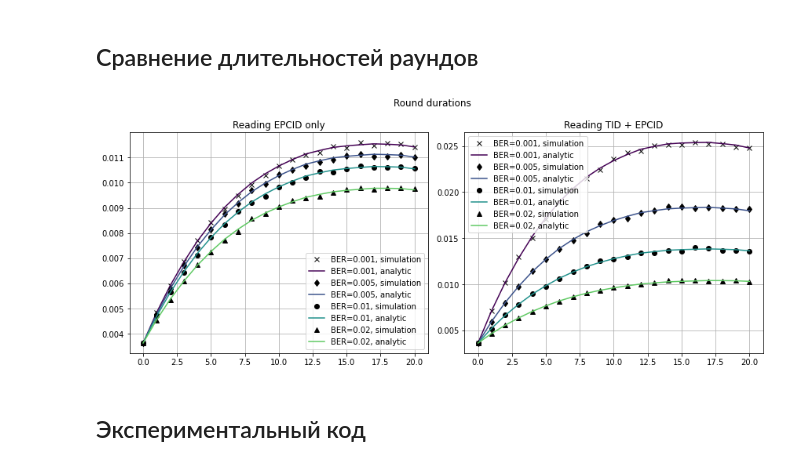
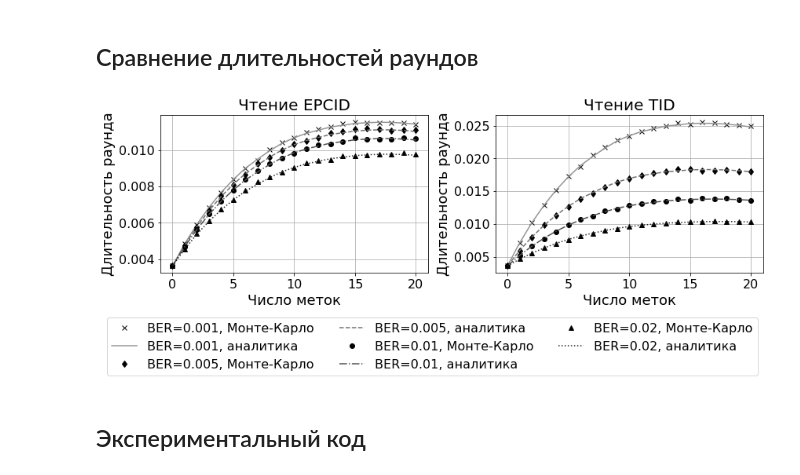
Before and after one commit to larioandr/thesis-rfidam, a Jupyter notebook: experiments/2. Round durations.ipynb, the cells around one changed output. Saved outputs shown, nothing was run; the diff lists cells and outputs as text; code cells hidden in the pictures.

Commit message:
Minor updates, useless code on analytic baskets computation

```diff
--- a/experiments/2. Round durations.ipynb
+++ b/experiments/2. Round durations.ipynb
@@ -18,4 +19,14 @@ import matplotlib.pyplot as plt
 from itertools import product
+# %%
+%matplotlib inline
+# Настроим Matplotlib: выберем цветовую схему и сделаем шрифты крупнее
+CMAP = plt.get_cmap('viridis')
+mpl.rcParams['legend.fontsize'] = 16
+mpl.rcParams['axes.labelsize'] = 18
+mpl.rcParams['figure.titlesize'] = 22
+mpl.rcParams['xtick.labelsize'] = 16
+mpl.rcParams['ytick.labelsize'] = 16
+mpl.rcParams['axes.titlesize'] = 20
 # %% [markdown]
 Определим вспомогательные методы для однотипной подстветки таблиц и форматирования строк.
 # %%
@@ -216,28 +227,37 @@ reply slot probability     0.36600625000000003     0.3663125               0.000
 # %% [markdown]
 ## Сравнение длительностей раундов
 # %%
-CMAP = plt.get_cmap('viridis')
-fig, (ax1, ax2) = plt.subplots(figsize=(12, 5), nrows=1, ncols=2)
+CMAP = plt.get_cmap('Greys')
+fig, (ax1, ax2) = plt.subplots(figsize=(12, 4), nrows=1, ncols=2)
 MARKERS = ['x', 'd', 'o', "^", 'v']
+LINES = ['-', '--', '-.', ':']
+
 for i, ber in enumerate(BER):
-    color = CMAP(i/len(BER))
+    color = CMAP(0.5 + 0.5*i/len(BER))
     marker = MARKERS[i % len(MARKERS)]
+    linestyle = LINES[i % len(LINES)]
     ax1.plot(N_TAGS, ESTIMATED_ROUND_DURATIONS['epcid'][i],
-             label=f'BER={ber}, simulation', marker=marker, color='black', linestyle="None")
+             label=f'BER={ber}, Монте-Карло', marker=marker, color='black', linestyle="None")
     ax1.plot(N_TAGS, ANALYTIC_ROUND_DURATIONS['epcid'][i],
-             label=f'BER={ber}, analytic', color=color)
+             label=f'BER={ber}, аналитика', color=color, linestyle=linestyle)
     ax2.plot(N_TAGS, ESTIMATED_ROUND_DURATIONS['tid'][i],
-             label=f'BER={ber}, simulation', marker=marker, color='black', linestyle="None")
+             label=f'BER={ber}, Монте-Карло', marker=marker, color='black', linestyle="None")
     ax2.plot(N_TAGS, ANALYTIC_ROUND_DURATIONS['tid'][i],
-             label=f'BER={ber}, analytic', color=color)
-ax1.set_title('Reading EPCID only')
-ax2.set_title('Reading TID + EPCID')
-fig.suptitle('Round durations')
+             label=f'BER={ber}, аналитика', color=color, linestyle=linestyle)
+
+lgd = fig.legend(*ax1.get_legend_handles_labels(), loc='lower center',
+               bbox_to_anchor=(0.5, -0.29), ncol=3)
+
+ax1.set_title('Чтение EPCID')
+ax2.set_title('Чтение TID')
+# fig.suptitle('Round durations')
 for ax in (ax1, ax2):
-    ax.legend()
     ax.grid()
+    ax.set_xlabel('Число меток')
+    ax.set_ylabel(f'Длительность раунда')
 plt.tight_layout()
+plt.savefig('images/round_durations_validation.pdf', bbox_extra_artists=(lgd,), bbox_inches='tight')
 # %% [output]
-[figure, old version]
+[figure, new version]
 # %% [markdown]
 ## Экспериментальный код
```
Also changed, not shown: parts of 2 cells of this notebook, 5 other files.
